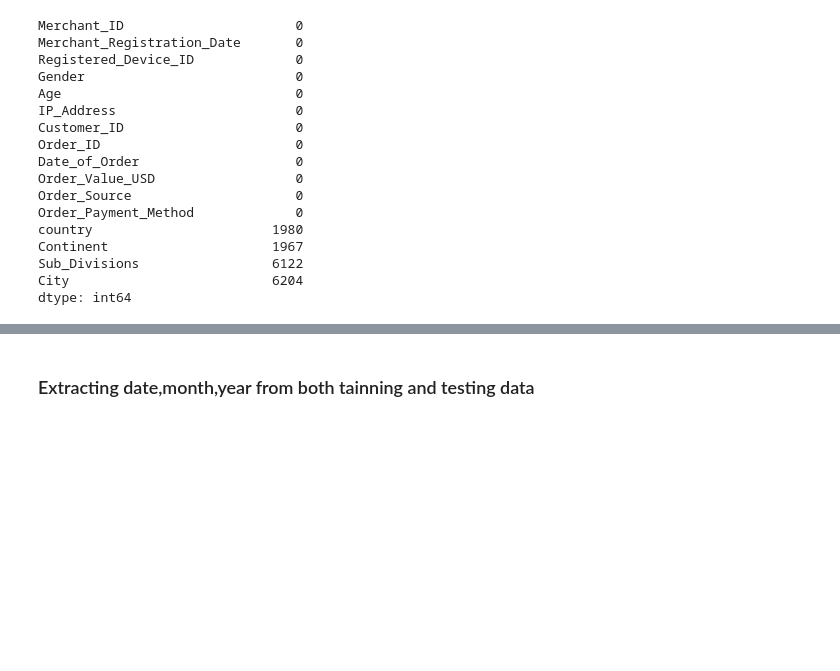
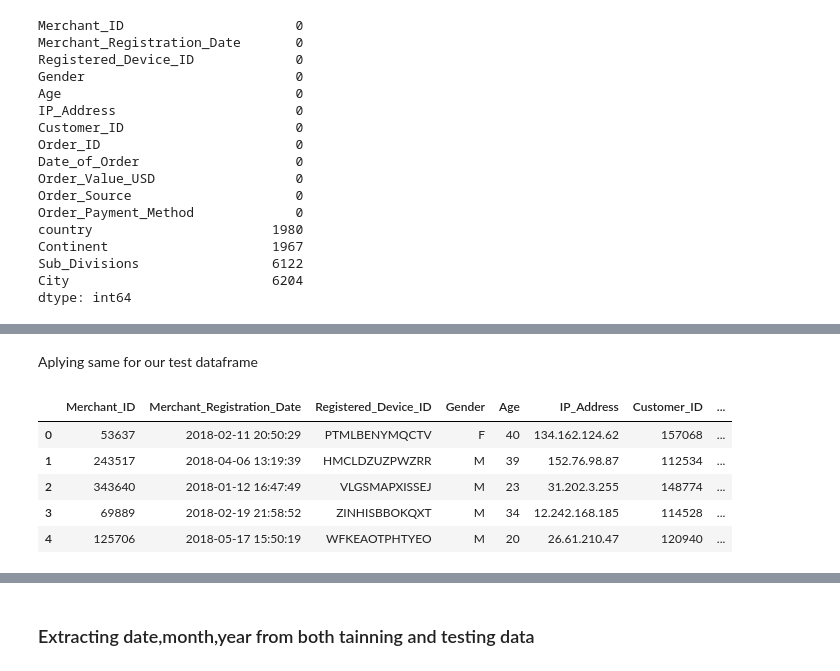
Before and after one commit to MANISH-KUMAR-CODES/Analysis-on-Fraud-Detection-In-Ecommerce-company, a Jupyter notebook: Predict_if_Merchant_is_Fraudster.ipynb, the cells around one changed output, grey strips where cells are left out. Saved outputs shown, nothing was run; the diff lists cells and outputs as text; code cells hidden in the pictures; blank space fills up the shorter version.

```diff
--- a/Predict_if_Merchant_is_Fraudster.ipynb
+++ b/Predict_if_Merchant_is_Fraudster.ipynb
@@ -506,0 +527,14 @@ dtype: int64
+# %% [markdown]
+Aplying same for our test dataframe
+# %%
+si = SimpleImputer(strategy='constant', missing_values=np.nan, fill_value='other')
+test_df[['country', 'Continent','Sub_Divisions','City']] = si.fit_transform(X=test_df[['country', 'Continent','Sub_Divisions','City']])
+test_df[['country', 'Continent','Sub_Divisions','City']] = test_df[['country', 'Continent','Sub_Divisions','City']]
+test_df.head()
+# %% [output]
+|  | Merchant_ID | Merchant_Registration_Date | Registered_Device_ID | Gender | Age | IP_Address | Customer_ID | ... |
+| 0 | 53637 | 2018-02-11 20:50:29 | PTMLBENYMQCTV | F | 40 | 134.162.124.62 | 157068 | ... |
+| 1 | 243517 | 2018-04-06 13:19:39 | HMCLDZUZPWZRR | M | 39 | 152.76.98.87 | 112534 | ... |
+| 2 | 343640 | 2018-01-12 16:47:49 | VLGSMAPXISSEJ | M | 23 | 31.202.3.255 | 148774 | ... |
+| 3 | 69889 | 2018-02-19 21:58:52 | ZINHISBBOKQXT | M | 34 | 12.242.168.185 | 114528 | ... |
+| 4 | 125706 | 2018-05-17 15:50:19 | WFKEAOTPHTYEO | M | 20 | 26.61.210.47 | 120940 | ... |
```
Also changed, not shown: parts of 36 cells of this notebook.
